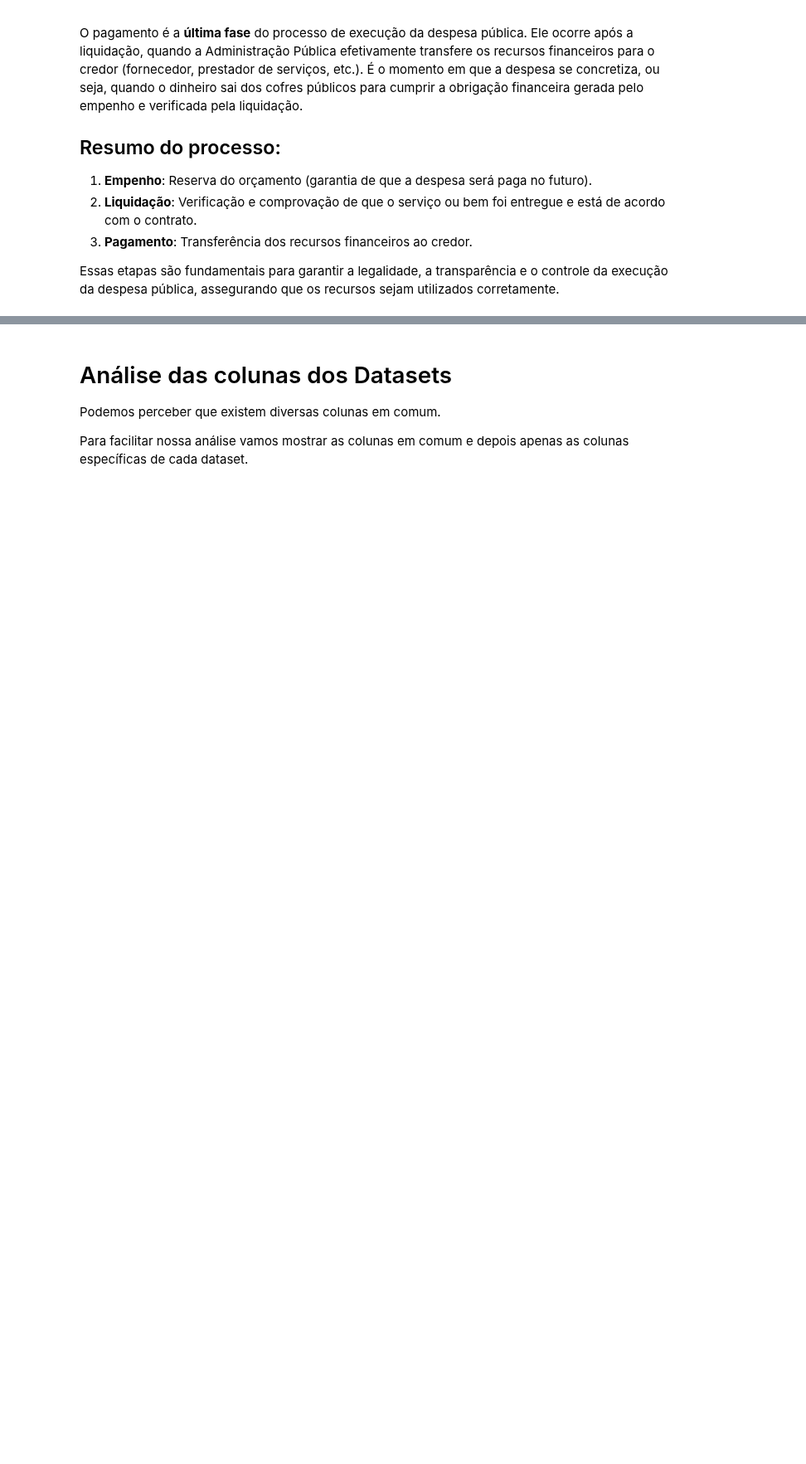
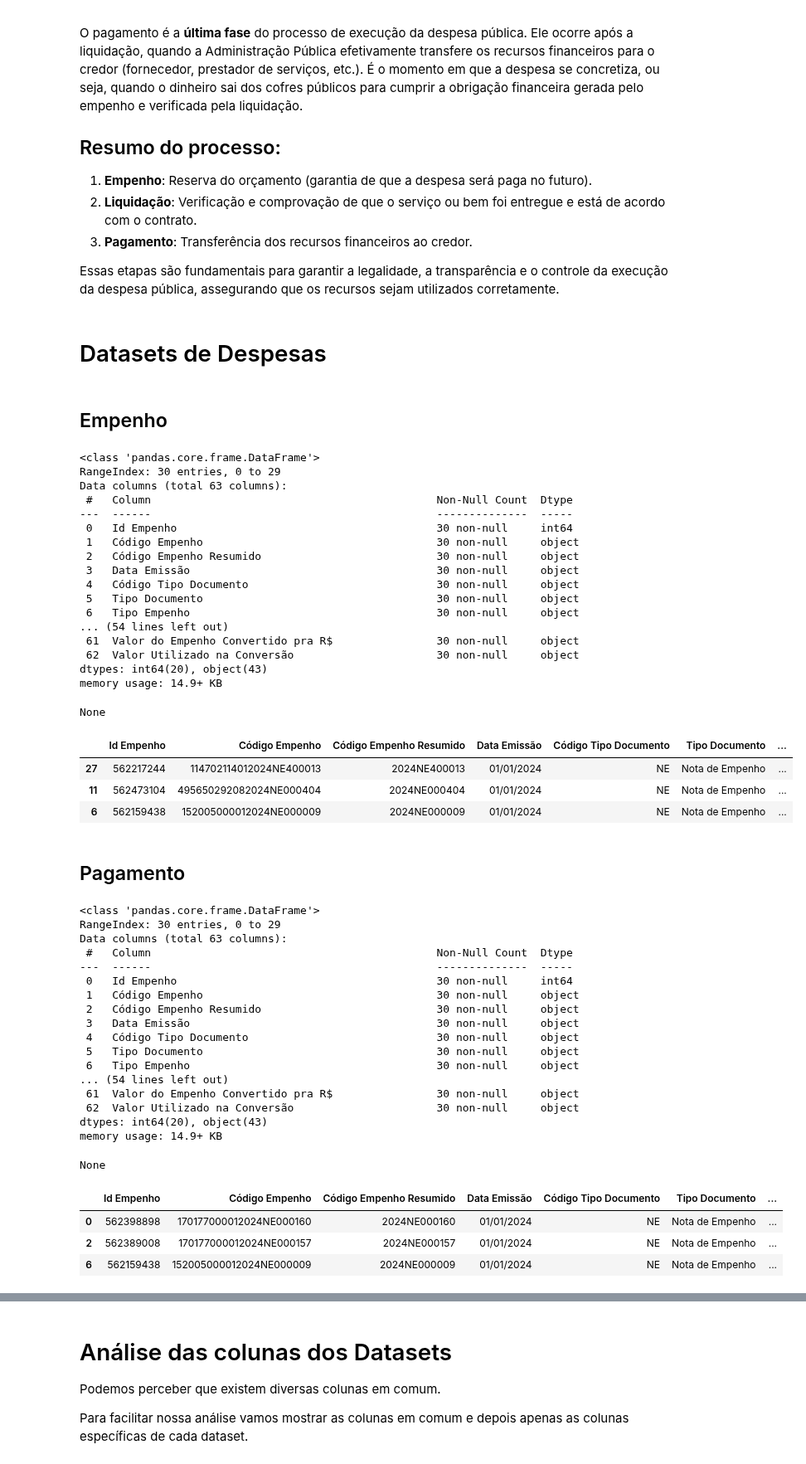
Before and after one commit to ReceitaFederal/ProgramaEstagio, a Jupyter notebook: src/python/despesas_publicas/1_preparacao_datasets.ipynb, the cells around one changed output, grey strips where cells are left out. Shown at 83% size. Cells and saved outputs as stored; diff of their text form; code cells hidden in the pictures; blank space fills up the shorter version.

Commit message:
Novos arquivos analisados referente às despesas públicas

```diff
--- a/src/python/despesas_publicas/1_preparacao_datasets.ipynb
+++ b/src/python/despesas_publicas/1_preparacao_datasets.ipynb
@@ -77,14 +77,62 @@ df_liquidacao = pd.read_csv(csv_liquidacao, delimiter=';', encoding='latin1')
 # %%
 display(Markdown("# Datasets de Despesas"))
 
 display(Markdown("## Empenho"))
 display (df_empenho.info())
 display (df_empenho.sample(3))
 
 display(Markdown("## Pagamento"))
-display (df_empenho.info())
-display (df_empenho.sample(3))
+display (df_pagamento.info())
+display (df_pagamento.sample(3))
 
 display(Markdown("## Liquidação"))
-display (df_empenho.info())
-display (df_empenho.sample(3))
+display (df_liquidacao.info())
+display (df_liquidacao.sample(3))
+# %% [output]
+# Datasets de Despesas
+## Empenho
+<class 'pandas.core.frame.DataFrame'>
+RangeIndex: 30 entries, 0 to 29
+Data columns (total 63 columns):
+ #   Column                                            Non-Null Count  Dtype
+---  ------                                            --------------  -----
+ 0   Id Empenho                                        30 non-null     int64
+ 1   Código Empenho                                    30 non-null     object
+ 2   Código Empenho Resumido                           30 non-null     object
+ 3   Data Emissão                                      30 non-null     object
+ 4   Código Tipo Documento                             30 non-null     object
+ 5   Tipo Documento                                    30 non-null     object
+ 6   Tipo Empenho                                      30 non-null     object
+... (54 lines left out)
+ 61  Valor do Empenho Convertido pra R$                30 non-null     object
+ 62  Valor Utilizado na Conversão                      30 non-null     object
+dtypes: int64(20), object(43)
+memory usage: 14.9+ KB
+None
+|  | Id Empenho | Código Empenho | Código Empenho Resumido | Data Emissão | Código Tipo Documento | Tipo Documento | ... |
+| 27 | 562217244 | 114702114012024NE400013 | 2024NE400013 | 01/01/2024 | NE | Nota de Empenho | ... |
+| 11 | 562473104 | 495650292082024NE000404 | 2024NE000404 | 01/01/2024 | NE | Nota de Empenho | ... |
+| 6 | 562159438 | 152005000012024NE000009 | 2024NE000009 | 01/01/2024 | NE | Nota de Empenho | ... |
+## Pagamento
+<class 'pandas.core.frame.DataFrame'>
+RangeIndex: 30 entries, 0 to 29
+Data columns (total 63 columns):
+ #   Column                                            Non-Null Count  Dtype
+---  ------                                            --------------  -----
+ 0   Id Empenho                                        30 non-null     int64
+ 1   Código Empenho                                    30 non-null     object
+ 2   Código Empenho Resumido                           30 non-null     object
+ 3   Data Emissão                                      30 non-null     object
+ 4   Código Tipo Documento                             30 non-null     object
+ 5   Tipo Documento                                    30 non-null     object
+ 6   Tipo Empenho                                      30 non-null     object
+... (54 lines left out)
+ 61  Valor do Empenho Convertido pra R$                30 non-null     object
+ 62  Valor Utilizado na Conversão                      30 non-null     object
+dtypes: int64(20), object(43)
+memory usage: 14.9+ KB
+None
+|  | Id Empenho | Código Empenho | Código Empenho Resumido | Data Emissão | Código Tipo Documento | Tipo Documento | ... |
+| 0 | 562398898 | 170177000012024NE000160 | 2024NE000160 | 01/01/2024 | NE | Nota de Empenho | ... |
+| 2 | 562389008 | 170177000012024NE000157 | 2024NE000157 | 01/01/2024 | NE | Nota de Empenho | ... |
+| 6 | 562159438 | 152005000012024NE000009 | 2024NE000009 | 01/01/2024 | NE | Nota de Empenho | ... |
```
Also changed, not shown: parts of 20 cells of this notebook, 8 other files.
